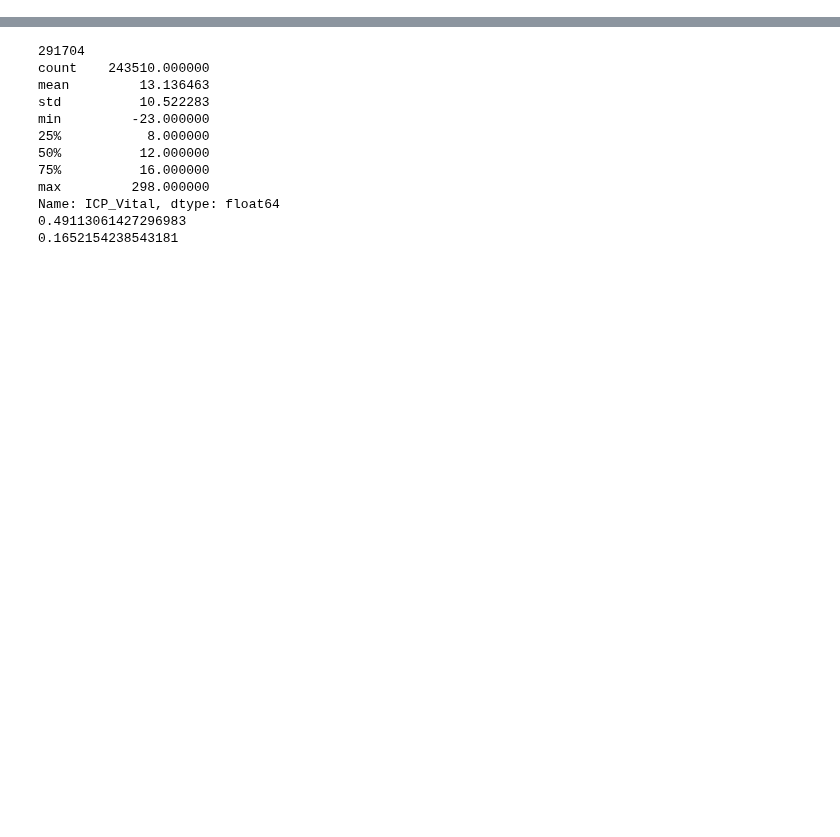
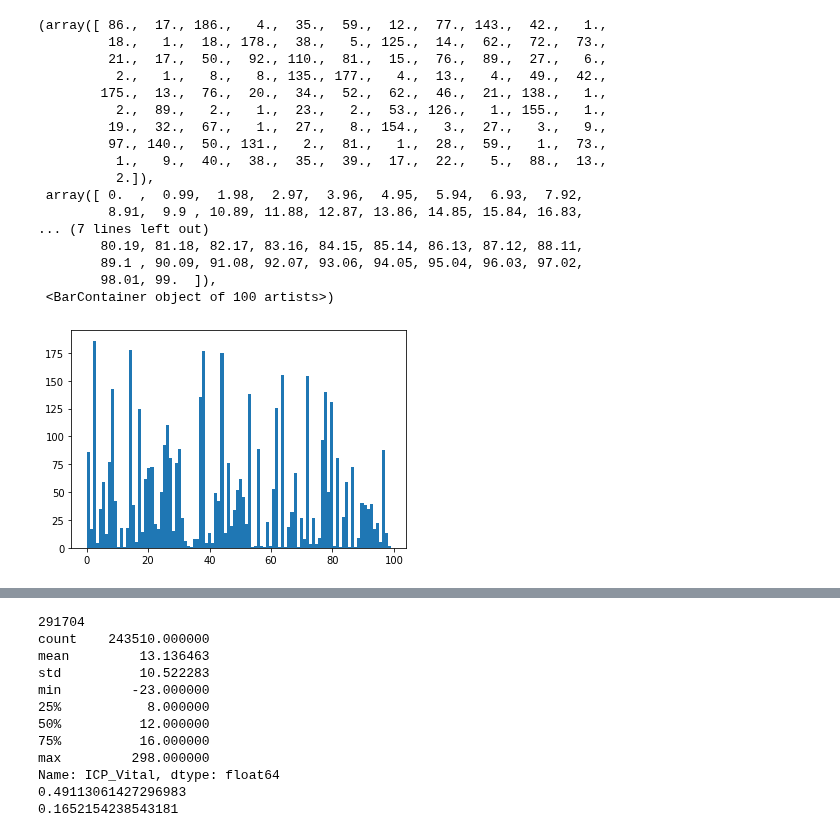
Before and after one commit to NotNANtoN/icp_prediction, a Jupyter notebook: train.ipynb, the cells around one changed output, grey strips where cells are left out. Drawn from its saved outputs; the diff is of its cells as text; code cells hidden in the pictures; blank space fills up the shorter version.

```diff
--- a/train.ipynb
+++ b/train.ipynb
@@ -108,0 +141,22 @@ if "Bili_BGA" in df:
+# %%
+p = plt.hist(labels, bins=100)
+p
+# %% [output]
+(array([ 86.,  17., 186.,   4.,  35.,  59.,  12.,  77., 143.,  42.,   1.,
+         18.,   1.,  18., 178.,  38.,   5., 125.,  14.,  62.,  72.,  73.,
+         21.,  17.,  50.,  92., 110.,  81.,  15.,  76.,  89.,  27.,   6.,
+          2.,   1.,   8.,   8., 135., 177.,   4.,  13.,   4.,  49.,  42.,
+        175.,  13.,  76.,  20.,  34.,  52.,  62.,  46.,  21., 138.,   1.,
+          2.,  89.,   2.,   1.,  23.,   2.,  53., 126.,   1., 155.,   1.,
+         19.,  32.,  67.,   1.,  27.,   8., 154.,   3.,  27.,   3.,   9.,
+         97., 140.,  50., 131.,   2.,  81.,   1.,  28.,  59.,   1.,  73.,
+          1.,   9.,  40.,  38.,  35.,  39.,  17.,  22.,   5.,  88.,  13.,
+          2.]),
+ array([ 0.  ,  0.99,  1.98,  2.97,  3.96,  4.95,  5.94,  6.93,  7.92,
+         8.91,  9.9 , 10.89, 11.88, 12.87, 13.86, 14.85, 15.84, 16.83,
+... (7 lines left out)
+        80.19, 81.18, 82.17, 83.16, 84.15, 85.14, 86.13, 87.12, 88.11,
+        89.1 , 90.09, 91.08, 92.07, 93.06, 94.05, 95.04, 96.03, 97.02,
+        98.01, 99.  ]),
+ <BarContainer object of 100 artists>)
+[figure, added]
```
Also changed, not shown: parts of 13 cells of this notebook, 14 other files.
